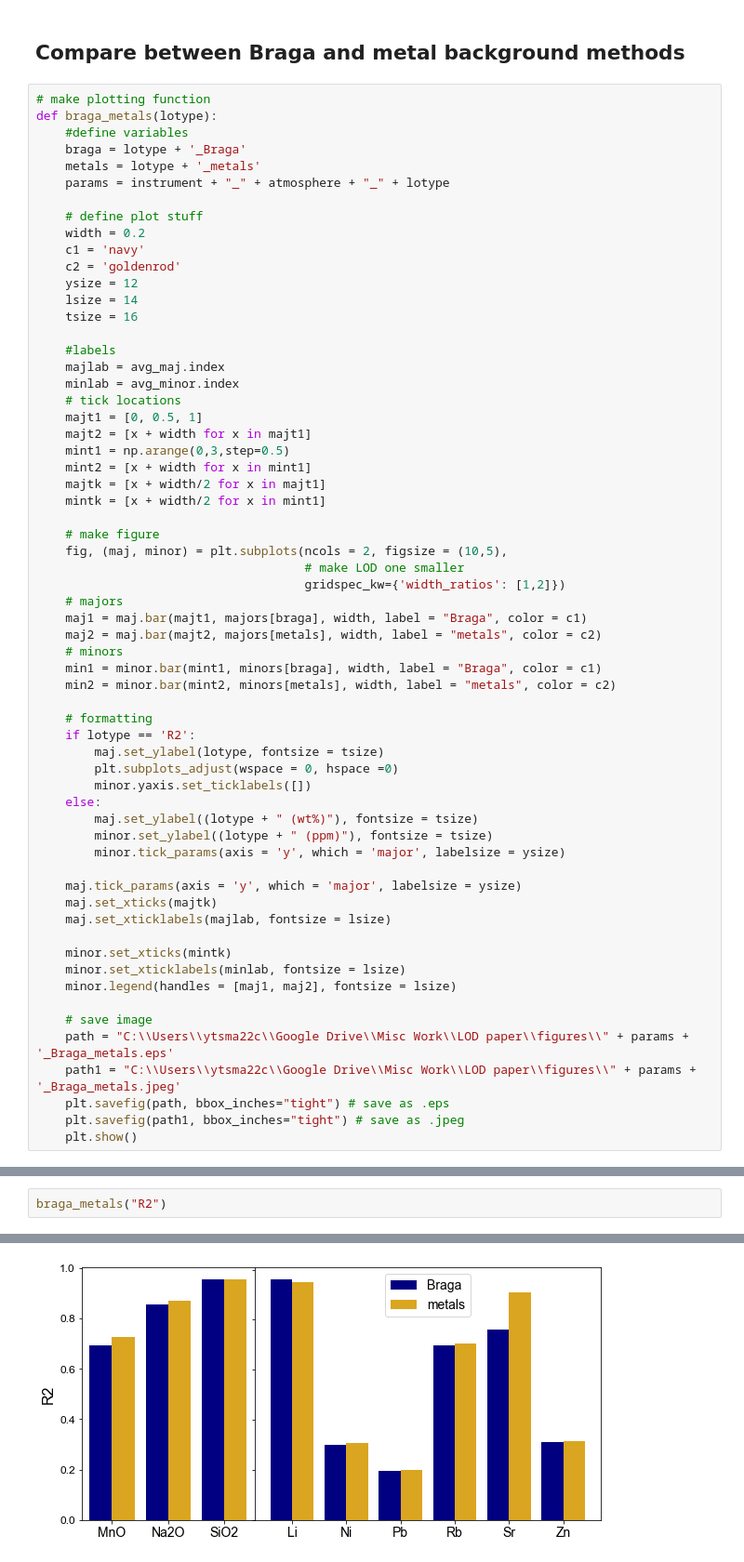
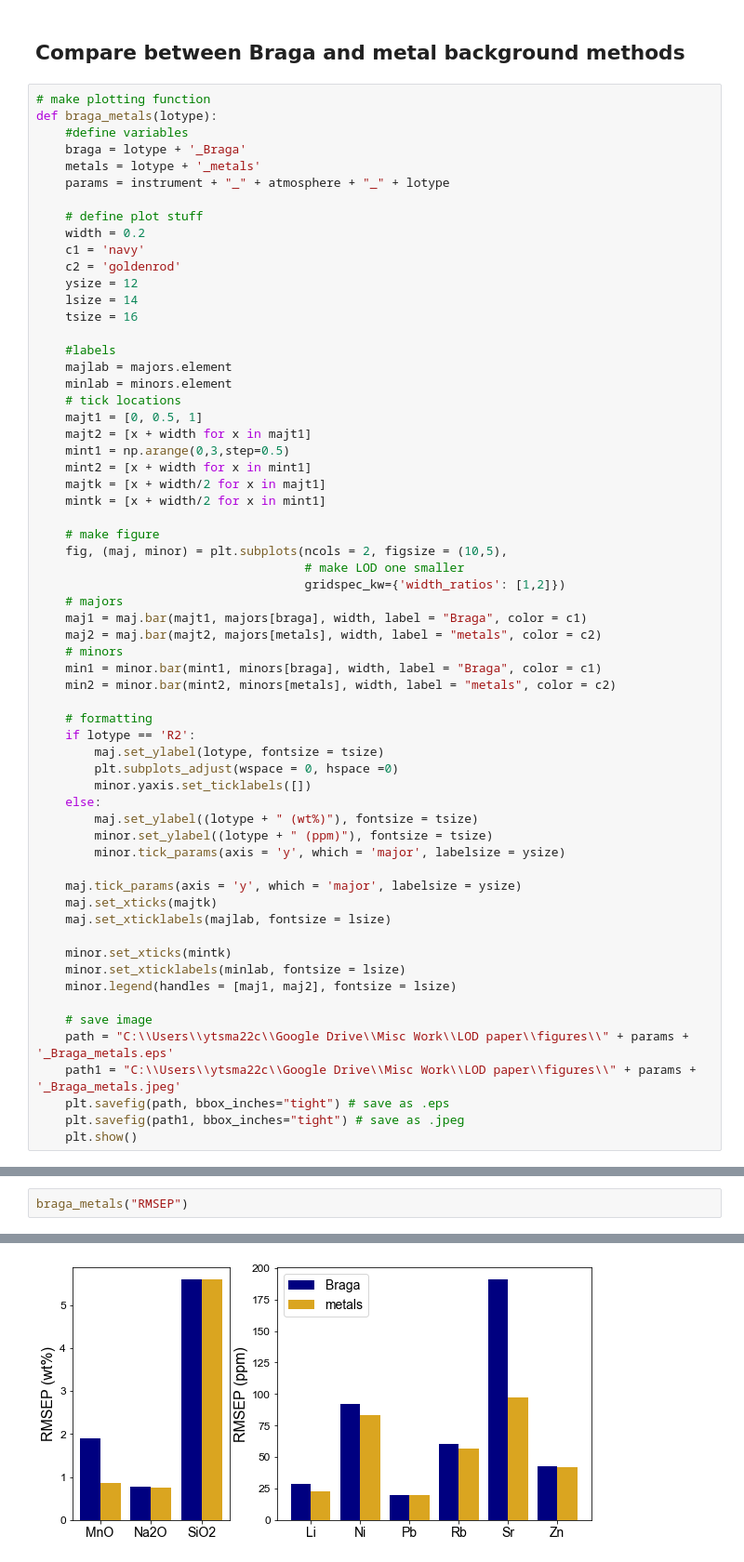
Before and after one commit to ytsmacr/LOD-paper, a Jupyter notebook: Step5_figures.ipynb, the cells around one changed output, grey strips where cells are left out. Shown: that part at 93% size. Drawn from its saved outputs; the diff is of its cells as text.

```diff
--- a/Step5_figures.ipynb
+++ b/Step5_figures.ipynb
@@ -78,8 +78,8 @@ def braga_metals(lotype):
     tsize = 16
 
     #labels
-    majlab = avg_maj.index
-    minlab = avg_minor.index
+    majlab = majors.element
+    minlab = minors.element
     # tick locations
     majt1 = [0, 0.5, 1]
     majt2 = [x + width for x in majt1]
@@ -132,6 +132,6 @@ The PostScript backend does not support transparency; partially transparent arti
 # %%
-braga_metals("R2")
+braga_metals("RMSEP")
 # %% [output]
 The PostScript backend does not support transparency; partially transparent artists will be rendered opaque.
 The PostScript backend does not support transparency; partially transparent artists will be rendered opaque.
-[figure, old version]
+[figure, new version]
```
Also changed, not shown: parts of 3 cells of this notebook, 2 other files.
